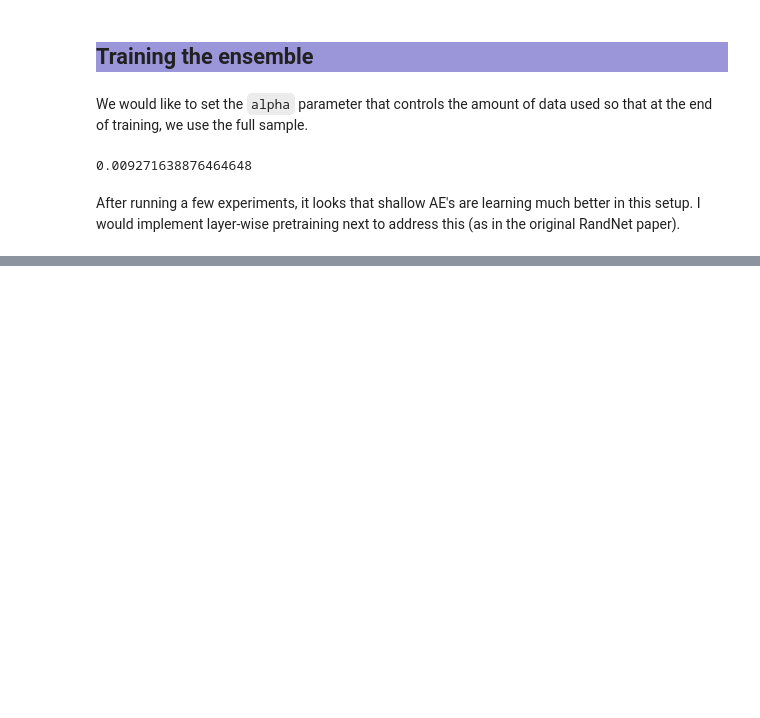
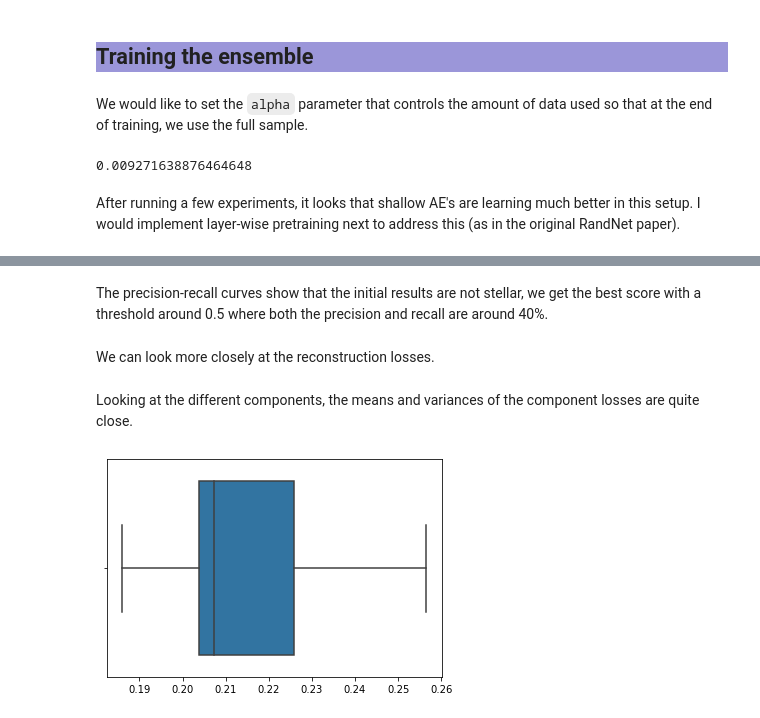
Before and after one commit to danieltsoukup/autoencoders, a Jupyter notebook: outlier_detection_with_autoencoders.ipynb, the cells around one changed output, grey strips where cells are left out. Drawn from its saved outputs; the diff is of its cells as text; code cells hidden in the pictures; blank space fills up the shorter version.

Commit message:
add eval

```diff
--- a/outlier_detection_with_autoencoders.ipynb
+++ b/outlier_detection_with_autoencoders.ipynb
@@ -933,0 +908,16 @@ cohen_kappa_score(input_labels, outlier_pred)
+# %%
+with open("models/eval_results_2020-12-09-09-00-39.pickle", "rb") as handle:
+    results = pickle.load(handle)
+# %% [markdown]
+The precision-recall curves show that the initial results are not stellar, we get the best score with a threshold around 0.5 where both the precision and recall are around 40%.
+# %% [markdown]
+We can look more closely at the reconstruction losses.
+# %%
+reconstruction_loss = results["reconstruction_loss"]
+# %% [markdown]
+Looking at the different components, the means and variances of the component losses are quite close.
+# %%
+sns.boxplot(reconstruction_loss.mean(axis=0))
+plt.show()
+# %% [output]
+[figure, added]
```
Also changed, not shown: parts of 16 cells of this notebook, 2 other files.
